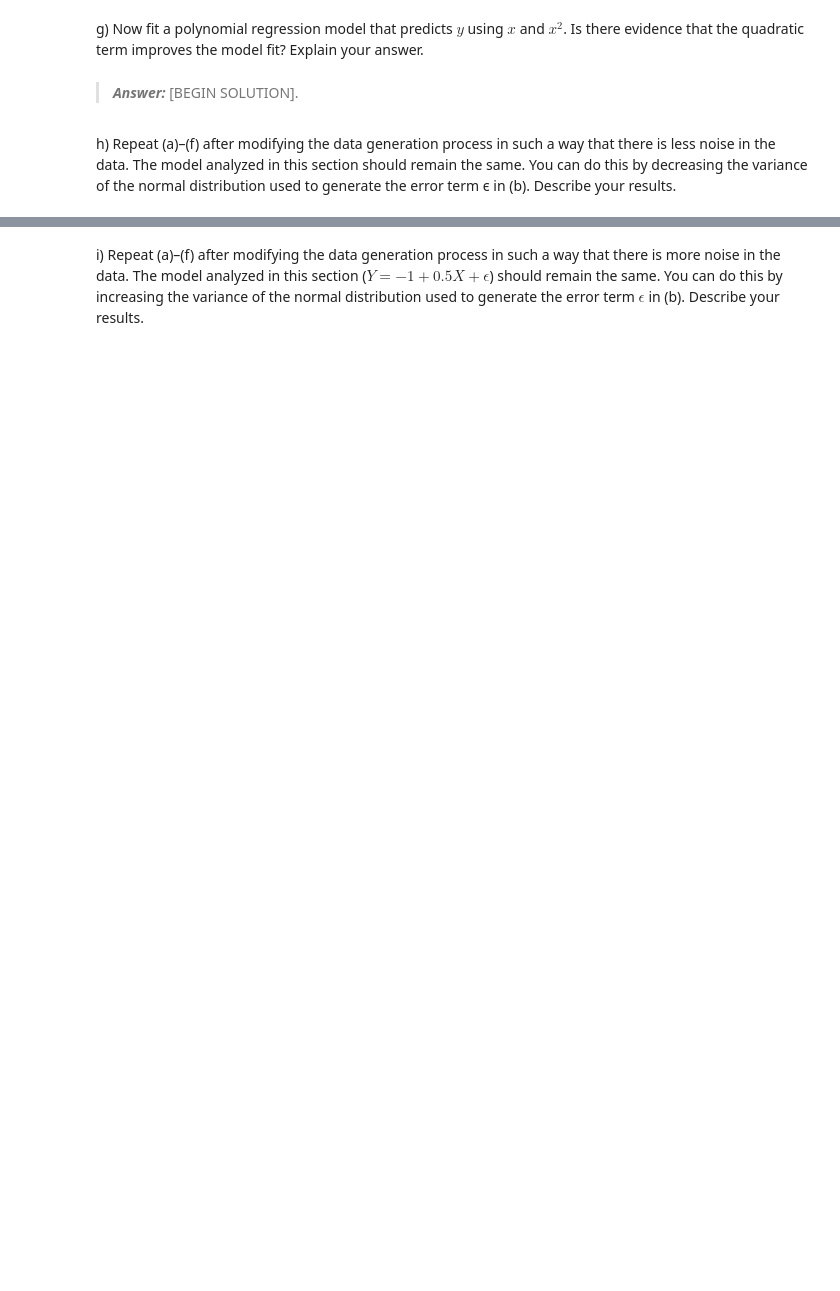
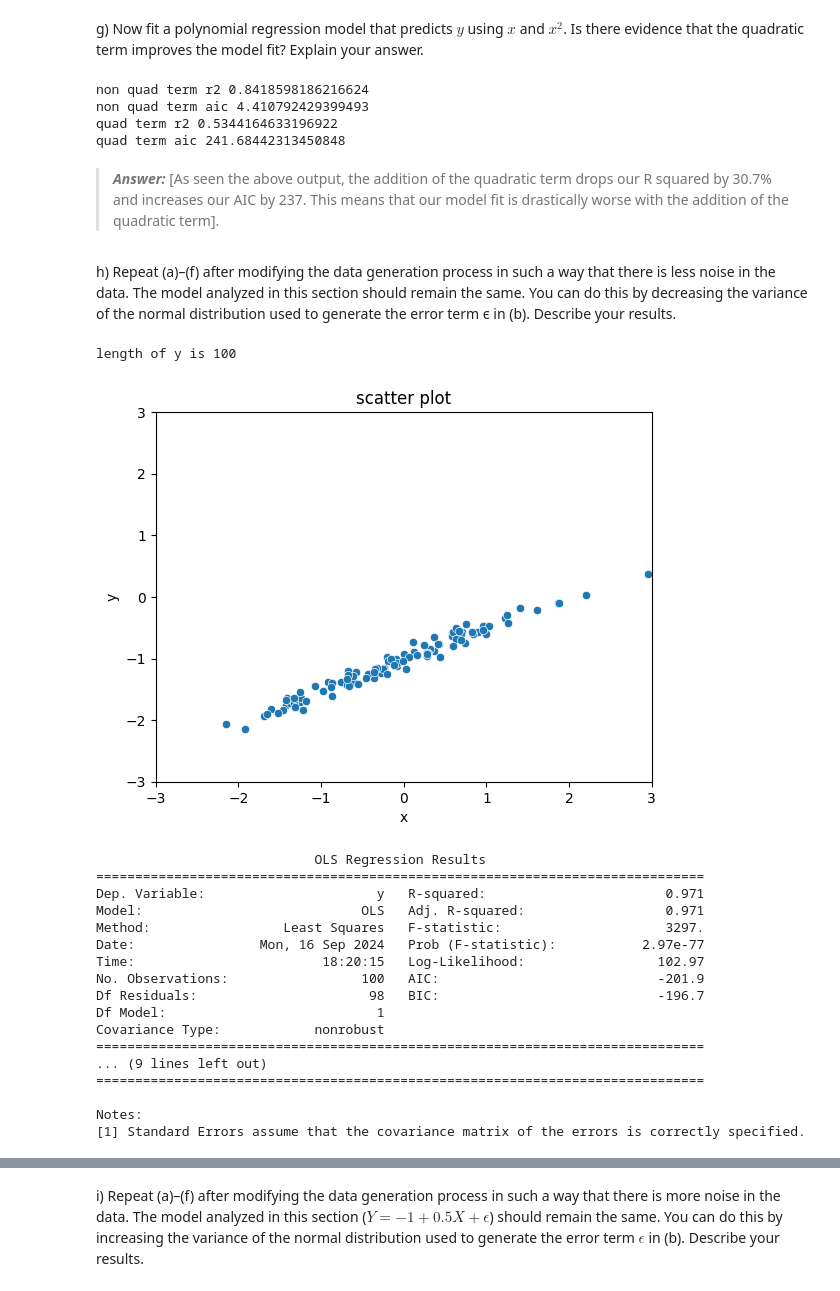
Before and after one commit to christian-ortmann/INFO521, a Jupyter notebook: ortmann_hw3_521.ipynb, the cells around one changed output, grey strips where cells are left out. Saved outputs shown, nothing was run; the diff lists cells and outputs as text; code cells hidden in the pictures; blank space fills up the shorter version.

```diff
--- a/ortmann_hw3_521.ipynb
+++ b/ortmann_hw3_521.ipynb
@@ -514,4 +629,8 @@ e) Fit a least squares linear model that relates y and `x`. Comment on the model
 # %%
 # BEGIN SOLUTION
 
+xC = sm.add_constant(x)
+q6Model = sm.OLS(y,xC).fit() #y dependent, x independent
+q6Model.summary()
+
 # END SOLUTION
@@ -527,13 +673,86 @@ f) Display the least squares line on the scatterplot obtained in (d). Draw the t
 g) Now fit a polynomial regression model that predicts $y$ using $x$ and $x^2$. Is there evidence that the quadratic term improves the model fit? Explain your answer.
 # %%
 # BEGIN SOLUTION
+xpoly = pd.DataFrame(data = {'x':x, 'x^2':x**2}) #because we can only feed in a dataframe
+
+polyModel = sm.OLS(y, xpoly).fit()
+
+print('non quad term r2' , q6Model.rsquared)
+print('non quad term aic' , q6Model.aic)
+
+print('quad term r2' , polyModel.rsquared)
+print('quad term aic' , polyModel.aic)
+
+
 
 # END SOLUTION
+# %% [output]
+non quad term r2 0.8418598186216624
+non quad term aic 4.410792429399493
+quad term r2 0.5344164633196922
+quad term aic 241.68442313450848
 # %% [markdown]
-> **_Answer:_**  [BEGIN SOLUTION].
+> **_Answer:_**  [As seen the above output, the addition of the quadratic term drops our R squared by 30.7% and increases our AIC by 237. This means that our model fit is drastically worse with the addition of the quadratic term].
 # %% [markdown]
 h) Repeat (a)–(f) after modifying the data generation process in such a way that there is less noise in the data. The model analyzed in this section should remain the same. You can do this by decreasing the variance of the normal distribution used to generate the error term ϵ in (b). Describe your results.
 # %%
 # BEGIN SOLUTION
 
+#a
+x = np.random.normal(0,1,100) #100 observations of mean = 0, variance = 1
+x
+
+#b
+eps = np.random.normal(0,0.1,100) #100 observations of mean = 0, variance = 0.1 (variance down from 0.25...less noise)
+eps
+
+#c
+y = -1 + (0.5*x) + eps
+print(f'length of y is {len(y)}')
+
+#d
+sns.scatterplot(x=x,y=y)
+plt.xlabel('x');
+plt.ylabel('y'); #add label and remove weird output text with the addition of a semicolon
+plt.xlim(-3,3)
+plt.ylim(-3,3)
+plt.title('scatter plot')
+plt.xlabel('x')
+plt.ylabel('y')
+plt.show()
+
+#e
+xC = sm.add_constant(x)
+q6ModelLessNoise = sm.OLS(y,xC).fit() #y dependent, x independent
+print(q6ModelLessNoise.summary())
+
+#f
+sns.regplot(x=x,y=y, line_kws={'color':'red'}, ci=False)
+plt.plot([], [], label='Regression Line', color='red') #plot nothing to get an option to have a label for the regression line
+plt.plot(x, -1+(0.5*x), label = 'True Line', color ='green' )
+plt.title('regression plot')
+plt.xlabel('x')
+plt.ylabel('y')
+plt.legend();
+
 # END SOLUTION
+# %% [output]
+length of y is 100
+[figure, added]
+                            OLS Regression Results
+==============================================================================
+Dep. Variable:                      y   R-squared:                       0.971
+Model:                            OLS   Adj. R-squared:                  0.971
+Method:                 Least Squares   F-statistic:                     3297.
+Date:                Mon, 16 Sep 2024   Prob (F-statistic):           2.97e-77
+Time:                        18:20:15   Log-Likelihood:                 102.97
+No. Observations:                 100   AIC:                            -201.9
+Df Residuals:                      98   BIC:                            -196.7
+Df Model:                           1
+Covariance Type:            nonrobust
+==============================================================================
+... (9 lines left out)
+==============================================================================
+
+Notes:
+[1] Standard Errors assume that the covariance matrix of the errors is correctly specified.
```
Also changed, not shown: parts of 22 cells of this notebook.
